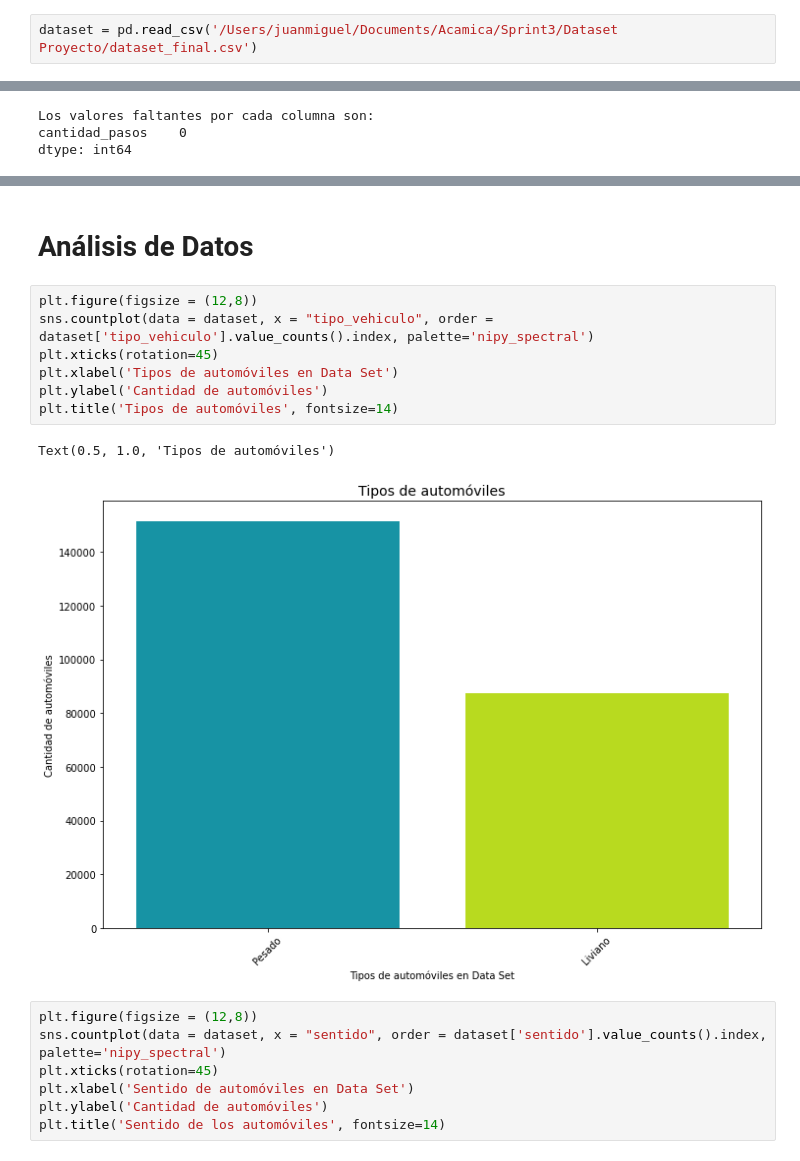
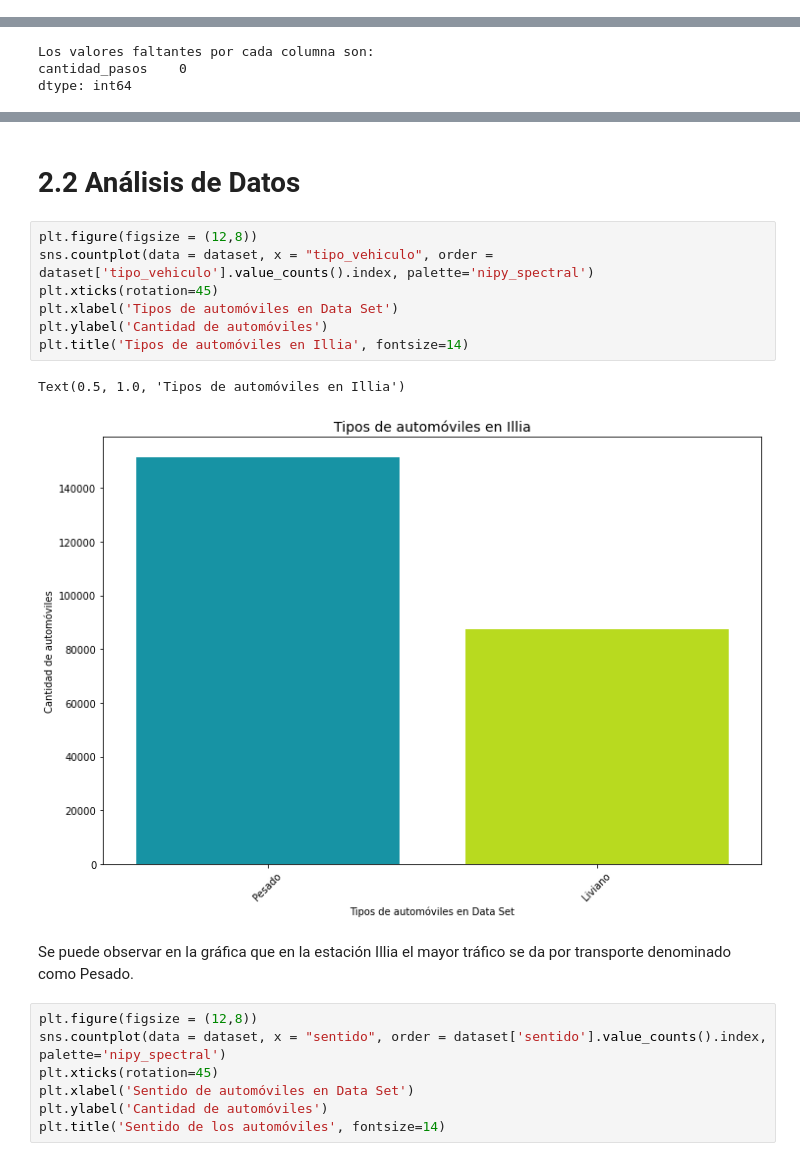
Before and after one commit to JuanMiguel0910/Proyecto3Acamica, a Jupyter notebook: DS_Proyecto_03_ST.ipynb, the cells around one changed output, grey strips where cells are left out. Cells and saved outputs as stored; diff of their text form.

```diff
--- a/DS_Proyecto_03_ST.ipynb
+++ b/DS_Proyecto_03_ST.ipynb
@@ -291,2 +304,0 @@ dataset
-# %%
-dataset = pd.read_csv('/Users/juanmiguel/Documents/Acamica/Sprint3/Dataset Proyecto/dataset_final.csv')
@@ -499,15 +602,17 @@ plt.show()
 # %% [markdown]
-# Análisis de Datos
+# 2.2 Análisis de Datos
 # %%
 plt.figure(figsize = (12,8))
 sns.countplot(data = dataset, x = "tipo_vehiculo", order = dataset['tipo_vehiculo'].value_counts().index, palette='nipy_spectral')
 plt.xticks(rotation=45)
 plt.xlabel('Tipos de automóviles en Data Set')
 plt.ylabel('Cantidad de automóviles')
-plt.title('Tipos de automóviles', fontsize=14)
+plt.title('Tipos de automóviles en Illia', fontsize=14)
 # %% [output]
-Text(0.5, 1.0, 'Tipos de automóviles')
+Text(0.5, 1.0, 'Tipos de automóviles en Illia')
-[figure, old version]
+[figure, new version]
+# %% [markdown]
+Se puede observar en la gráfica que en la estación Illia el mayor tráfico se da por transporte denominado como Pesado.
 # %%
 plt.figure(figsize = (12,8))
 sns.countplot(data = dataset, x = "sentido", order = dataset['sentido'].value_counts().index, palette='nipy_spectral')
```
Also changed, not shown: parts of 164 cells of this notebook.
